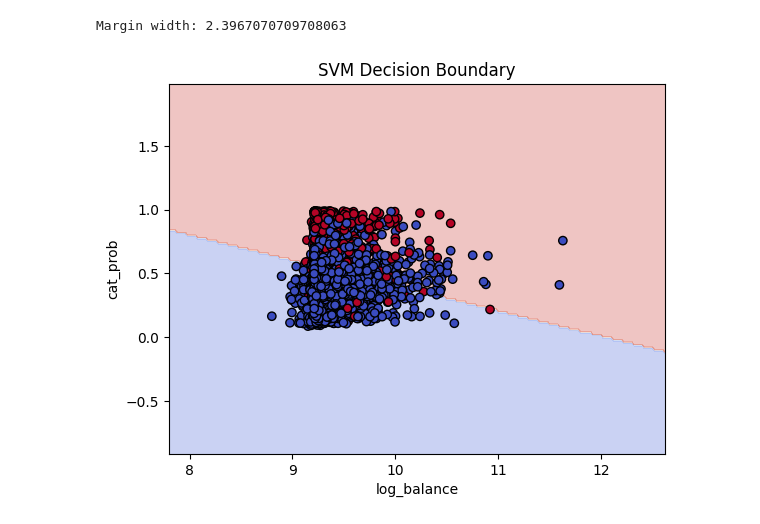
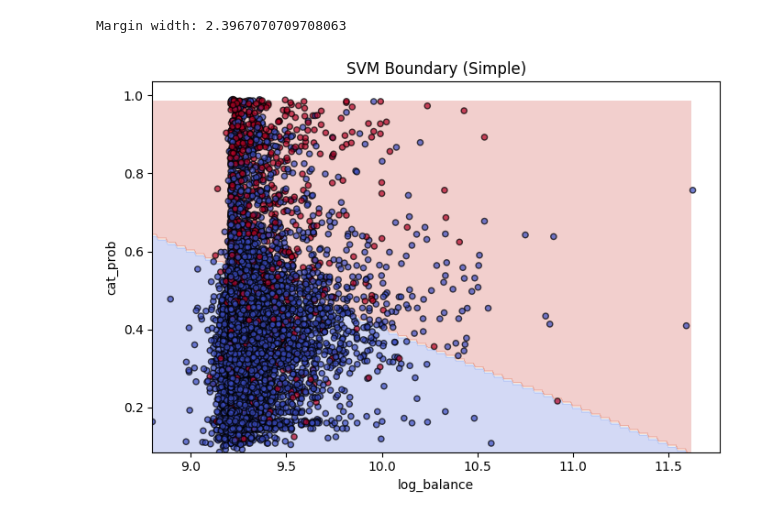
Before and after one commit to Supratim2004/Multivariate-Analysis-Project-Group-I, a Jupyter notebook: Numerical Part/modeling.ipynb, the cells around one changed output. Saved outputs shown, nothing was run; the diff lists cells and outputs as text; code cells hidden in the pictures.

```diff
--- a/Numerical Part/modeling.ipynb
+++ b/Numerical Part/modeling.ipynb
@@ -150,18 +150,18 @@ plt.show()
 # %% [output]
 [figure]
 # %%
-num_train_data["log_balance"] = np.log1p(num_train_data["balance"]+10000)
-num_test_data["log_balance"] = np.log1p(num_test_data["balance"]+10000)
+X_train["log_balance"] = np.log1p(X_train["balance"]+10000)
+X_test["log_balance"] = np.log1p(X_test["balance"]+10000)
 
 plt.figure(figsize=(8,6))
 plt.hist(
-    num_train_data.loc[y_train == 0, "log_balance"],
+    X_train.loc[y_train == 0, "log_balance"],
     bins=40,
     alpha=0.6,
     label="y = 0"
 )
 plt.hist(
-    num_train_data.loc[y_train == 1, "log_balance"],
+    X_train.loc[y_train == 1, "log_balance"],
     bins=40,
     alpha=0.6,
     label="y = 1"
@@ -254,8 +254,8 @@ y
 Name: count, dtype: int64
 # %%
 numvars = ['log_balance','cat_prob']
-num_train_data = num_train_data[numvars].copy()
-num_test_data = num_test_data[numvars].copy()
+X_train = X_train[numvars].copy()
+X_test = X_test[numvars].copy()
 # %%
 from scipy.stats import pointbiserialr
 
@@ -285,9 +285,9 @@ svm_model = Pipeline([
     ("svc", SVC(kernel="linear", C=1.0, class_weight="balanced"))
 ])
 
-svm_model.fit(num_train_data, y_train)
+svm_model.fit(X_train, y_train)
 
-y_pred = svm_model.predict(num_test_data)
+y_pred = svm_model.predict(X_test)
 print_metrics(y_test, y_pred)
 # %% [output]
 Confusion Matrix:
@@ -333,27 +333,37 @@ margin = 2 / np.linalg.norm(w)
 print("Margin width:", margin)
 # %% [output]
 Margin width: 2.3967070709708063
-# %%
-scaler = svm_model.named_steps["scaler"]
-svc     = svm_model.named_steps["svc"]
-def plot_decision_boundary(i,j,X, y, model, scaler):
-    h = 0.02  # Step size for mesh
-    x_min, x_max = X[numvars[i]].min() - 1, X[numvars[i]].max() + 1
-    y_min, y_max = X[numvars[j]].min() - 1, X[numvars[j]].max() + 1
-    xx, yy = np.meshgrid(np.arange(x_min, x_max, h), np.arange(y_min, y_max, h))
-
-    # Predict on mesh points
-    Z = model.predict(scaler.transform(np.c_[xx.ravel(), yy.ravel()]))
-    Z = Z.reshape(xx.shape)
-
-    # Plot decision boundary and data points
-    plt.contourf(xx, yy, Z, cmap=plt.cm.coolwarm, alpha=0.3)
-    plt.scatter(X[numvars[i]], X[numvars[j]], c=y, cmap=plt.cm.coolwarm, edgecolors='k')
-    plt.xlabel(numvars[i])
-    plt.ylabel(numvars[j])
-    plt.title('SVM Decision Boundary')
-    plt.show()
-
-plot_decision_boundary(0,1,num_test_data, y_test, svc, scaler)
-# %% [output]
-[figure, removed]
+# %%
+scaler = svm_model.named_steps["scaler"]
+svc     = svm_model.named_steps["svc"]
+def plot_decision_boundary(i, j, X, y, model, scaler):
+    # only 2 variables
+    xi = X[numvars[i]]
+    xj = X[numvars[j]]
+
+    h = 0.01
+    x_min, x_max = xi.min(), xi.max()
+    y_min, y_max = xj.min(), xj.max()
+
+    xx, yy = np.meshgrid(np.arange(x_min, x_max, h),
+                         np.arange(y_min, y_max, h))
+
+    mesh_points = np.c_[xx.ravel(), yy.ravel()]
+    mesh_scaled = scaler.transform(mesh_points)
+
+    Z = model.predict(mesh_scaled).reshape(xx.shape)
+
+    plt.figure(figsize=(7, 5))
+    plt.contourf(xx, yy, Z, alpha=0.25, cmap="coolwarm")
+
+    plt.scatter(xi, xj, c=y, cmap="coolwarm", s=20, edgecolor="k", alpha=0.7)
+
+    plt.xlabel(numvars[i])
+    plt.ylabel(numvars[j])
+    plt.title("SVM Boundary (Simple)")
+    plt.tight_layout()
+    plt.show()
+
+plot_decision_boundary(0,1,X_test, y_test, svc, scaler)
+# %% [output]
+[figure, added]
```
Also changed, not shown: parts of 9 cells of this notebook.
